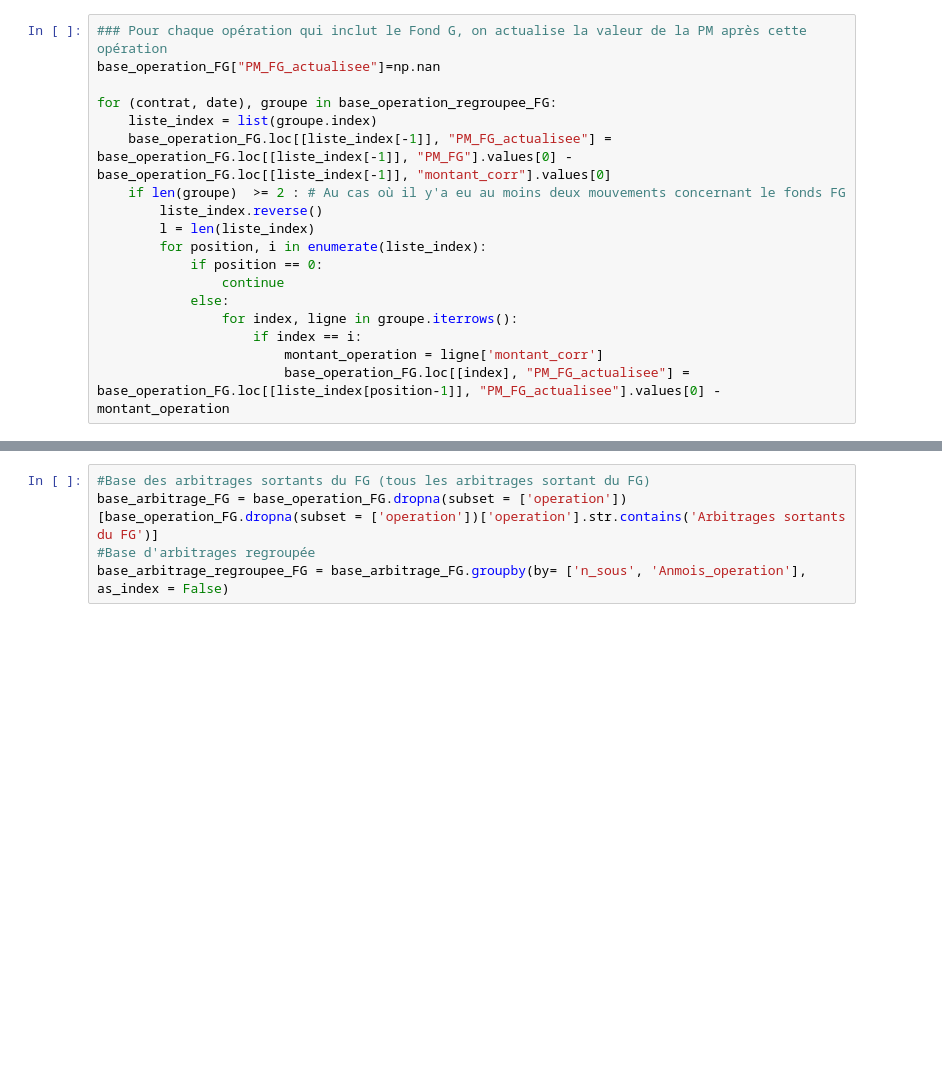
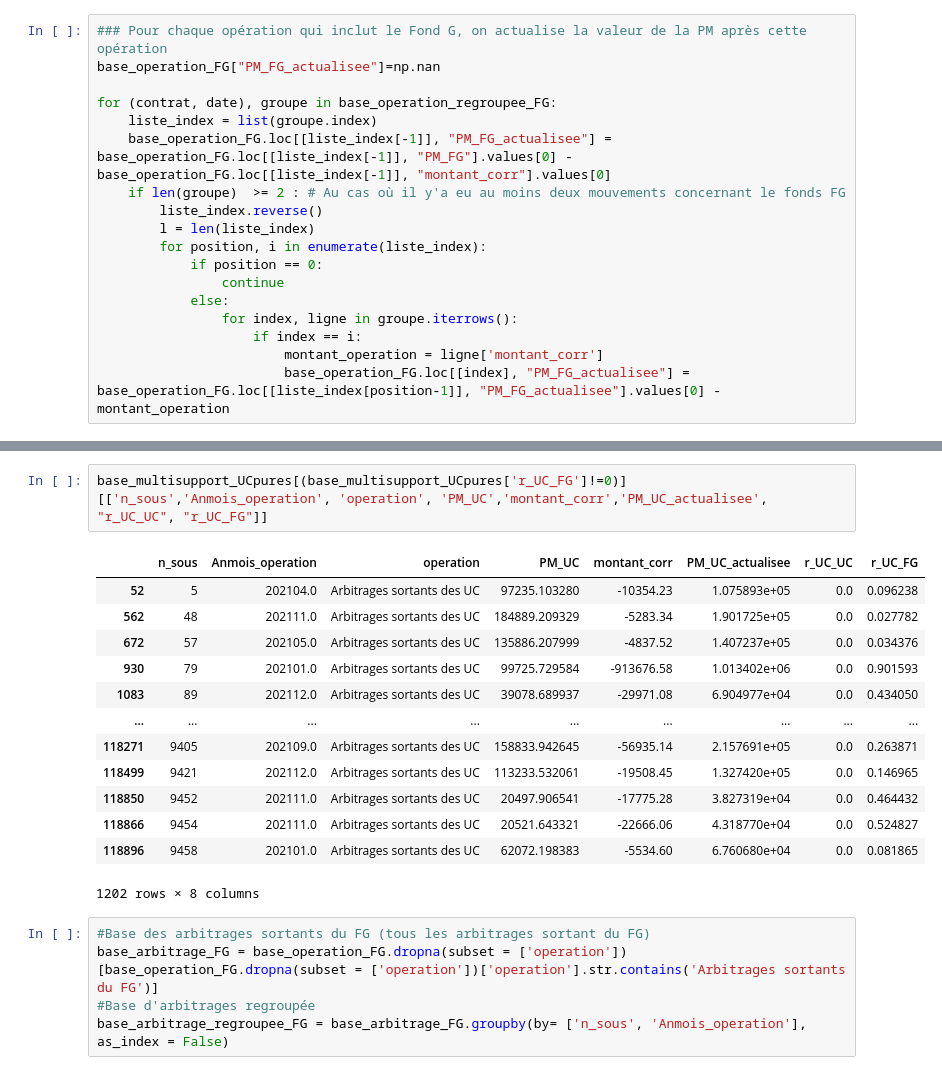
Before and after one commit to afonkou01/Arbitrage_Vie_BNP_Cardif, a Jupyter notebook: Avancement notebook - BNP Cardif_26_01_2024.ipynb, the cells around one changed output, grey strips where cells are left out. Saved outputs shown, nothing was run; the diff lists cells and outputs as text; blank space fills up the shorter version.

```diff
--- a/Avancement notebook - BNP Cardif_26_01_2024.ipynb
+++ b/Avancement notebook - BNP Cardif_26_01_2024.ipynb
@@ -109,3 +216,19 @@ base_operation_FG[['n_sous','Anmois_operation', 'operation', 'PM_FG','montant_co
+# %%
+base_multisupport_UCpures[(base_multisupport_UCpures['r_UC_FG']!=0)][['n_sous','Anmois_operation', 'operation', 'PM_UC','montant_corr','PM_UC_actualisee', "r_UC_UC", "r_UC_FG"]]
+# %% [output]
+|  | n_sous | Anmois_operation | operation | PM_UC | montant_corr | PM_UC_actualisee | r_UC_UC | r_UC_FG |
+| 52 | 5 | 202104.0 | Arbitrages sortants des UC | 97235.103280 | -10354.23 | 1.075893e+05 | 0.0 | 0.096238 |
+| 562 | 48 | 202111.0 | Arbitrages sortants des UC | 184889.209329 | -5283.34 | 1.901725e+05 | 0.0 | 0.027782 |
+| 672 | 57 | 202105.0 | Arbitrages sortants des UC | 135886.207999 | -4837.52 | 1.407237e+05 | 0.0 | 0.034376 |
+| 930 | 79 | 202101.0 | Arbitrages sortants des UC | 99725.729584 | -913676.58 | 1.013402e+06 | 0.0 | 0.901593 |
+| 1083 | 89 | 202112.0 | Arbitrages sortants des UC | 39078.689937 | -29971.08 | 6.904977e+04 | 0.0 | 0.434050 |
+| ... | ... | ... | ... | ... | ... | ... | ... | ... |
+| 118271 | 9405 | 202109.0 | Arbitrages sortants des UC | 158833.942645 | -56935.14 | 2.157691e+05 | 0.0 | 0.263871 |
+| 118499 | 9421 | 202112.0 | Arbitrages sortants des UC | 113233.532061 | -19508.45 | 1.327420e+05 | 0.0 | 0.146965 |
+| 118850 | 9452 | 202111.0 | Arbitrages sortants des UC | 20497.906541 | -17775.28 | 3.827319e+04 | 0.0 | 0.464432 |
+| 118866 | 9454 | 202111.0 | Arbitrages sortants des UC | 20521.643321 | -22666.06 | 4.318770e+04 | 0.0 | 0.524827 |
+| 118896 | 9458 | 202101.0 | Arbitrages sortants des UC | 62072.198383 | -5534.60 | 6.760680e+04 | 0.0 | 0.081865 |
+1202 rows × 8 columns
 # %%
 #Base des arbitrages sortants du FG (tous les arbitrages sortant du FG)
 base_arbitrage_FG = base_operation_FG.dropna(subset = ['operation'])[base_operation_FG.dropna(subset = ['operation'])['operation'].str.contains('Arbitrages sortants du FG')]
```
Also changed, not shown: parts of 12 cells of this notebook.
